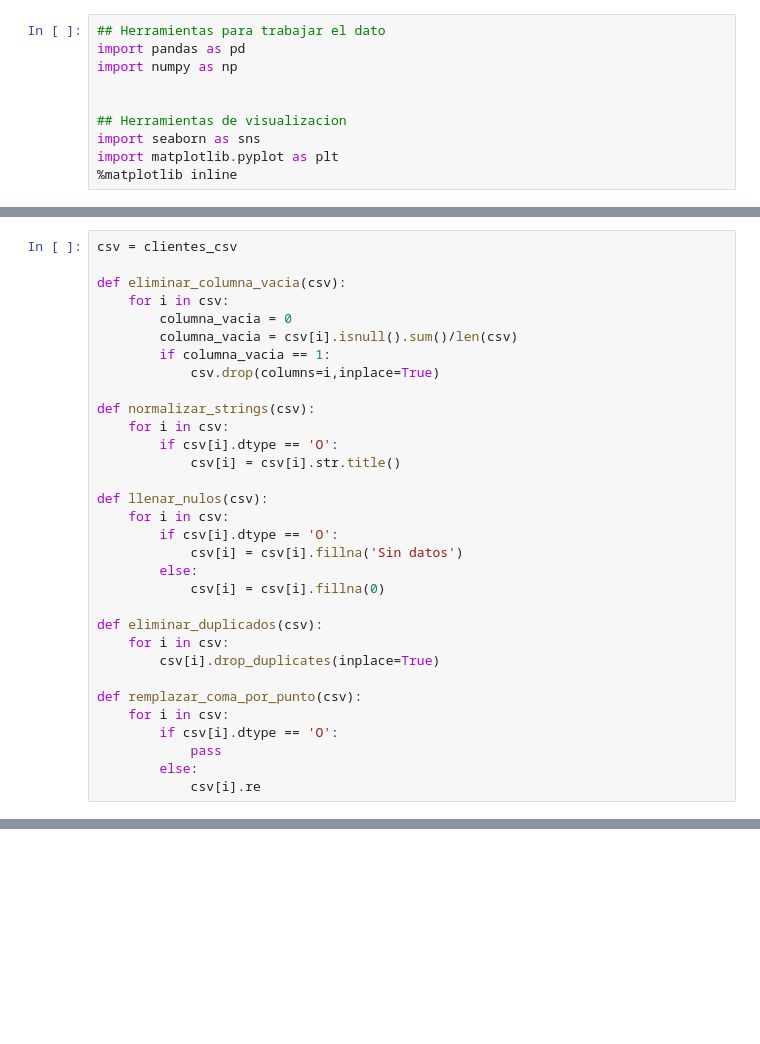
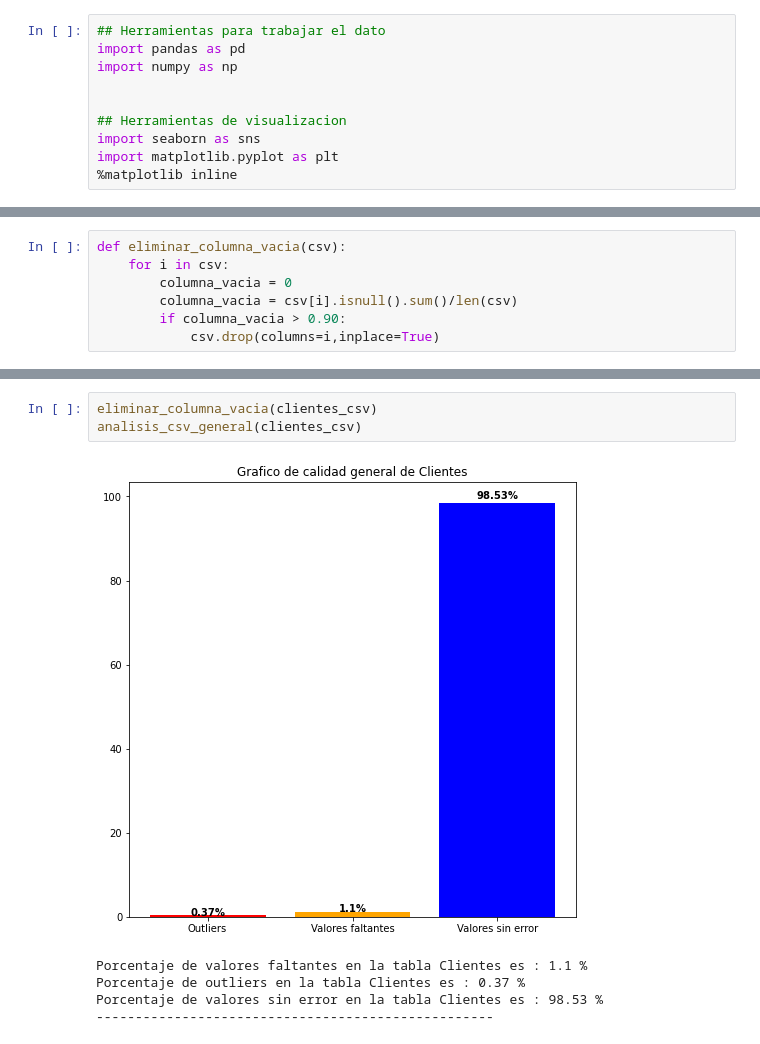
Before and after one commit to GonzaloPietraroia/DS-PI-ProyectoIndividual, a Jupyter notebook: Resolucion.ipynb, the cells around one changed output, grey strips where cells are left out. Drawn from its saved outputs; the diff is of its cells as text; blank space fills up the shorter version.

```diff
--- a/Resolucion.ipynb
+++ b/Resolucion.ipynb
@@ -277,32 +109,0 @@ def levenshtein_ratio_and_distance(s, t, ratio_calc = False):
-# %%
-csv = clientes_csv
-
-def eliminar_columna_vacia(csv):
-    for i in csv:
-        columna_vacia = 0
-        columna_vacia = csv[i].isnull().sum()/len(csv)
-        if columna_vacia == 1:
-            csv.drop(columns=i,inplace=True)
-
-def normalizar_strings(csv):
-    for i in csv:
-        if csv[i].dtype == 'O':
-            csv[i] = csv[i].str.title()
-
-def llenar_nulos(csv):
-    for i in csv:
-        if csv[i].dtype == 'O':
-            csv[i] = csv[i].fillna('Sin datos')
-        else:
-            csv[i] = csv[i].fillna(0)
-
-def eliminar_duplicados(csv):
-    for i in csv:
-        csv[i].drop_duplicates(inplace=True)
-
-def remplazar_coma_por_punto(csv):
-    for i in csv:
-        if csv[i].dtype == 'O':
-            pass
-        else:
-            csv[i].re
@@ -336,0 +210,7 @@ csv.repl
+# %%
+def eliminar_columna_vacia(csv):
+    for i in csv:
+        columna_vacia = 0
+        columna_vacia = csv[i].isnull().sum()/len(csv)
+        if columna_vacia > 0.90:
+            csv.drop(columns=i,inplace=True)
@@ -336,0 +412,9 @@ csv.repl
+# %%
+eliminar_columna_vacia(clientes_csv)
+analisis_csv_general(clientes_csv)
+# %% [output]
+[figure, added]
+Porcentaje de valores faltantes en la tabla Clientes es : 1.1 %
+Porcentaje de outliers en la tabla Clientes es : 0.37 %
+Porcentaje de valores sin error en la tabla Clientes es : 98.53 %
+---------------------------------------------------
```
Also changed, not shown: parts of 69 cells of this notebook, 29 other files.
